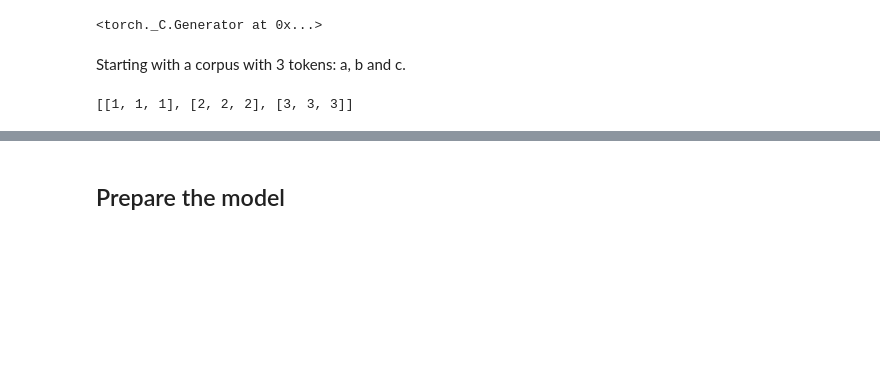
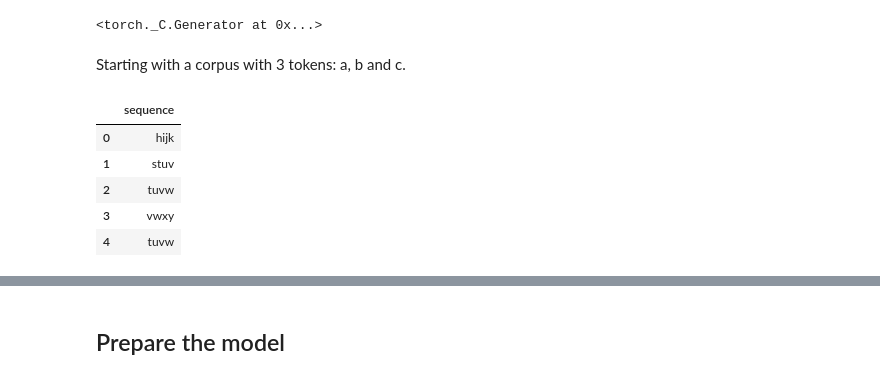
Before and after one commit to johnx25bd/mlx5.4-transformers, a Jupyter notebook: train.ipynb, the cells around one changed output, grey strips where cells are left out. Drawn from its saved outputs; the diff is of its cells as text; code cells hidden in the pictures; blank space fills up the shorter version.

```diff
--- a/train.ipynb
+++ b/train.ipynb
@@ -30,8 +36,0 @@ data = [
-# %%
-# ENCODE DATA
-data_tokens = [
-    [token2id[token] for token in sequence] for sequence in data
-]
-print(data_tokens)
-# %% [output]
-[[1, 1, 1], [2, 2, 2], [3, 3, 3]]
@@ -37,0 +47,12 @@ print(data_tokens)
+# %%
+alphabet = "abcdefghijklmnopqrstuvwxyz"
+data = pd.DataFrame()
+data["sequence"] = letter_sequences(10000, alphabet)
+data.head()
+# %% [output]
+|  | sequence |
+| 0 | hijk |
+| 1 | stuv |
+| 2 | tuvw |
+| 3 | vwxy |
+| 4 | tuvw |
```
Also changed, not shown: parts of 31 cells of this notebook.
